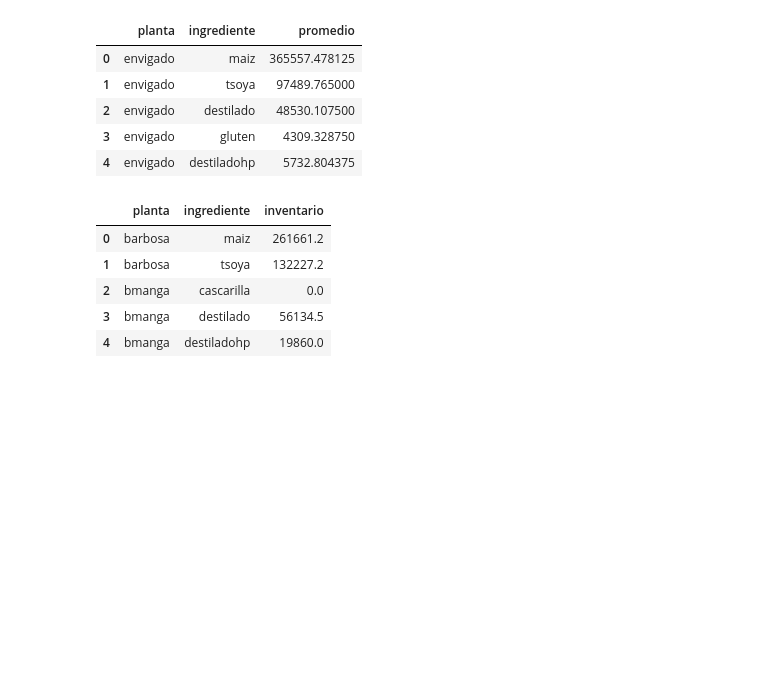
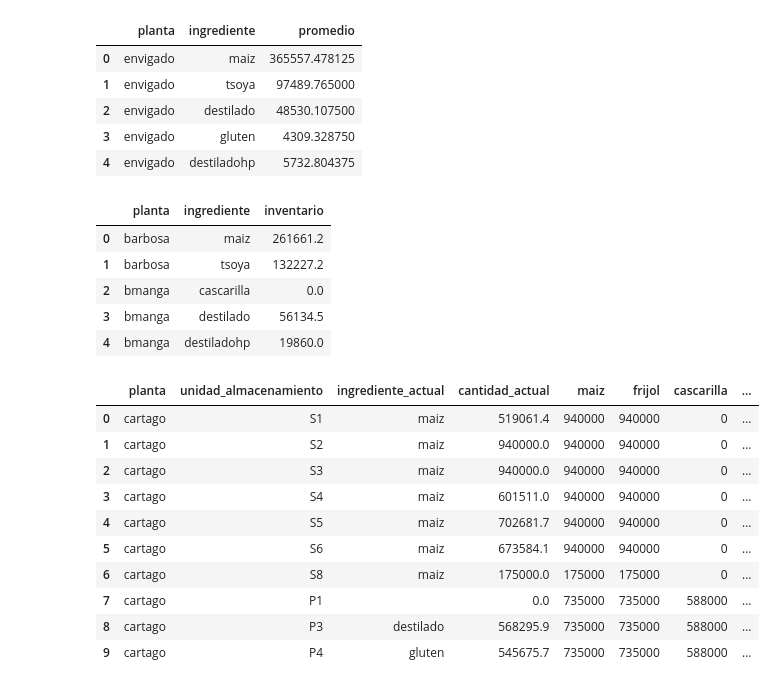
Before and after one commit to luisferpinilla/bios_solver, a Jupyter notebook: modelo_capacidad.ipynb, the cells around one changed output. Drawn from its saved outputs; the diff is of its cells as text; code cells hidden in the pictures; blank space fills up the shorter version.

```diff
--- a/modelo_capacidad.ipynb
+++ b/modelo_capacidad.ipynb
@@ -48,6 +48,23 @@ inventario_df.head()
 | 2 | bmanga | cascarilla | 0.0 |
 | 3 | bmanga | destilado | 56134.5 |
 | 4 | bmanga | destiladohp | 19860.0 |
+# %%
+# Leer unidades
+unidades_df = pd.read_excel(io=file, sheet_name='unidades_almacenamiento')
+unidades_df['ingrediente_actual'] = unidades_df.apply(lambda x:x['ingrediente_actual'] if x['cantidad_actual']>0 else '', axis=1)
+unidades_df.head(10)
+# %% [output]
+|  | planta | unidad_almacenamiento | ingrediente_actual | cantidad_actual | maiz | frijol | cascarilla | ... |
+| 0 | cartago | S1 | maiz | 519061.4 | 940000 | 940000 | 0 | ... |
+| 1 | cartago | S2 | maiz | 940000.0 | 940000 | 940000 | 0 | ... |
+| 2 | cartago | S3 | maiz | 940000.0 | 940000 | 940000 | 0 | ... |
+| 3 | cartago | S4 | maiz | 601511.0 | 940000 | 940000 | 0 | ... |
+| 4 | cartago | S5 | maiz | 702681.7 | 940000 | 940000 | 0 | ... |
+| 5 | cartago | S6 | maiz | 673584.1 | 940000 | 940000 | 0 | ... |
+| 6 | cartago | S8 | maiz | 175000.0 | 175000 | 175000 | 0 | ... |
+| 7 | cartago | P1 |  | 0.0 | 735000 | 735000 | 588000 | ... |
+| 8 | cartago | P3 | destilado | 568295.9 | 735000 | 735000 | 588000 | ... |
+| 9 | cartago | P4 | gluten | 545675.7 | 735000 | 735000 | 588000 | ... |
 # %%
 # Calcular capacidad actual
 def capacidad_actual(unidades_asignadas_df):
```
Also changed, not shown: parts of 1 cell of this notebook, 2 other files.
